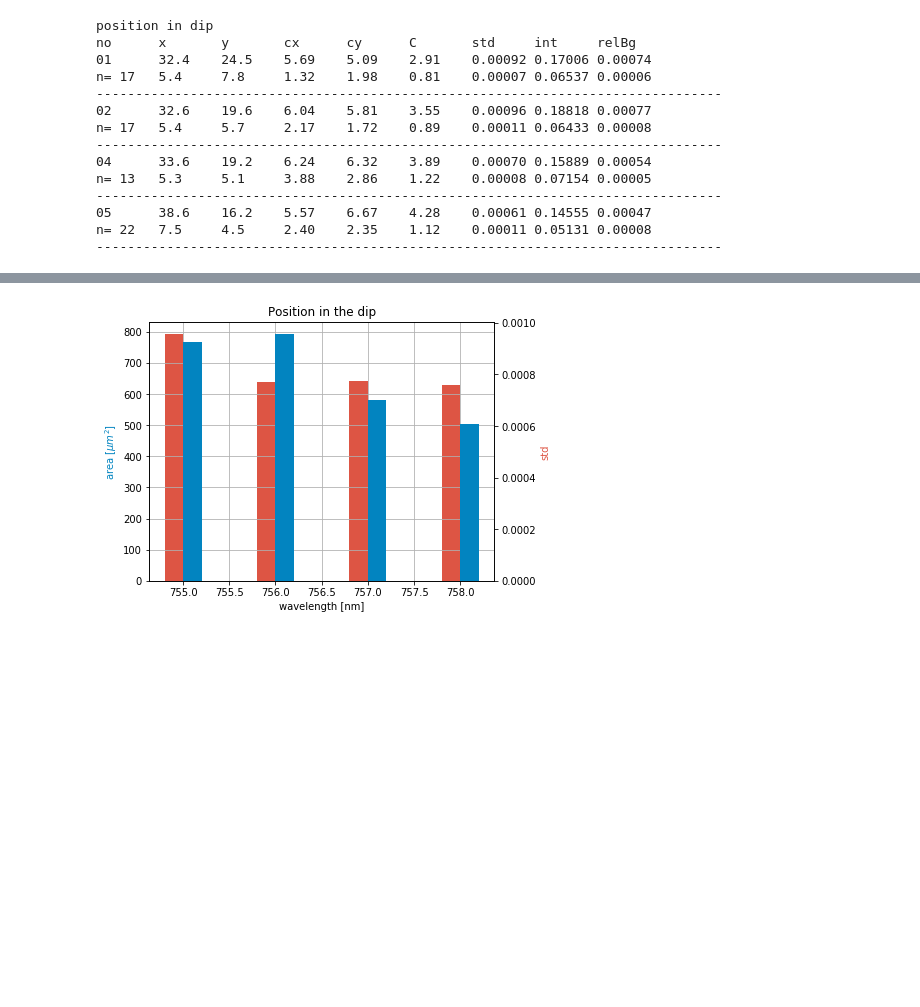
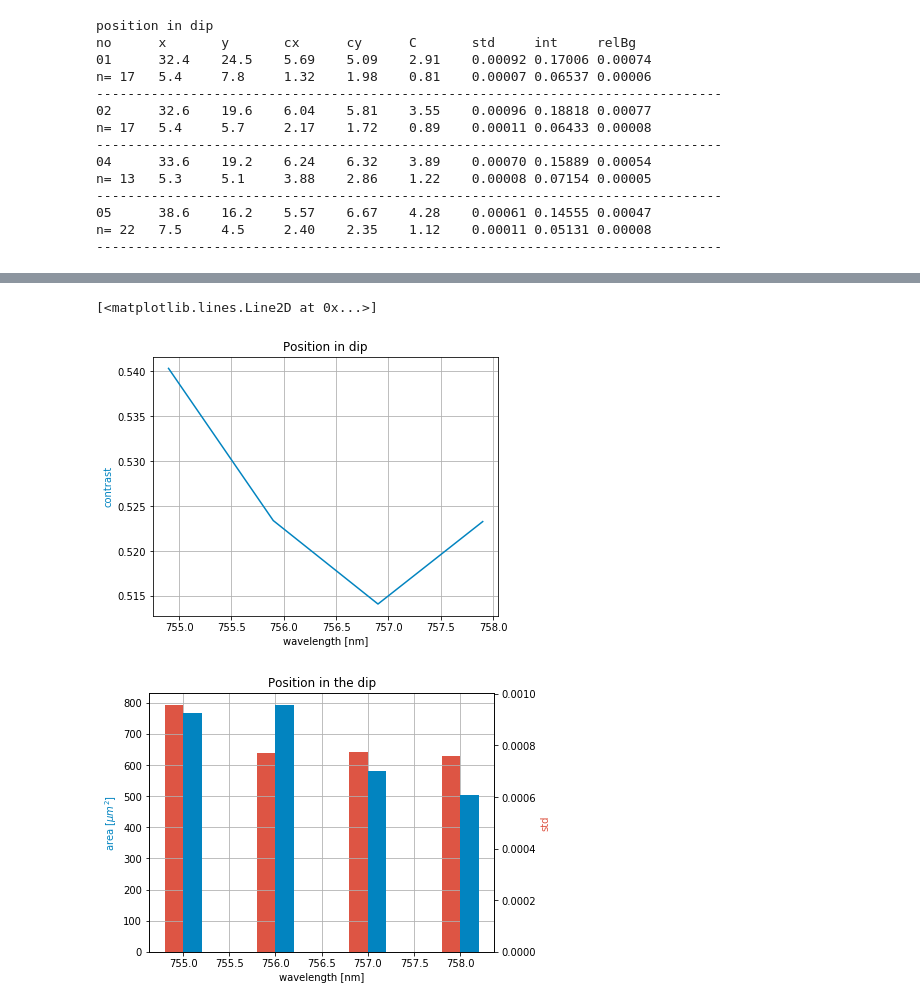
Before and after one commit to Yennda/spr_microscopy, a Jupyter notebook: jup_np_B6.ipynb, the cells around one changed output, grey strips where cells are left out. Saved outputs shown, nothing was run; the diff lists cells and outputs as text; code cells hidden in the pictures; blank space fills up the shorter version.

```diff
--- a/jup_np_B6.ipynb
+++ b/jup_np_B6.ipynb
@@ -100,4 +102,16 @@ fig.savefig('C:/Users/bukacek/Desktop/np_images/position_in_dip_750.png' , dpi=3
 [figure]
+# %%
+background = [0.5403332568693934, 0.5233846637604816, 0.5140893776139688, 0.5232715346690346]
+fig = plt.figure()
+axes = fig.add_axes([0.1, 0.1, 0.8, 0.9])
+axes.grid('True')
+axes.set_title('Position in dip')
+axes.set_xlabel('wavelength [nm]')
+axes.set_ylabel('contrast', color=red)
+axes.plot([s-w/2 for s in wls], background, color=red, label='x')
+# %% [output]
+[<matplotlib.lines.Line2D at 0x...>]
+[figure, added]
 # %%
 wls=[755, 756, 757, 758]
 con=[d[4] for d in data]
```
Also changed, not shown: parts of 1 cell of this notebook, 4 other files.
